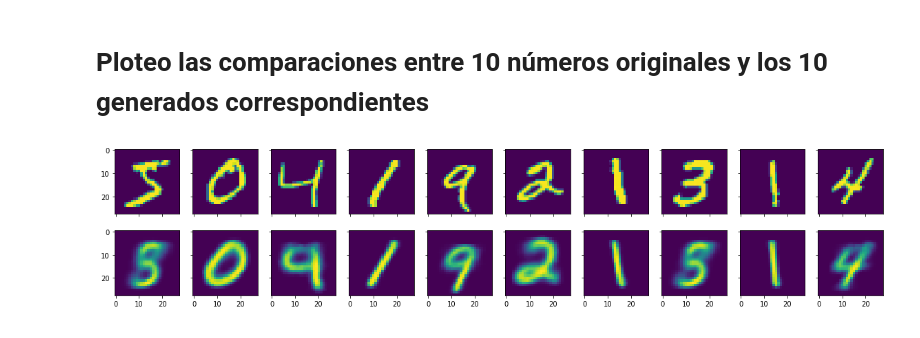
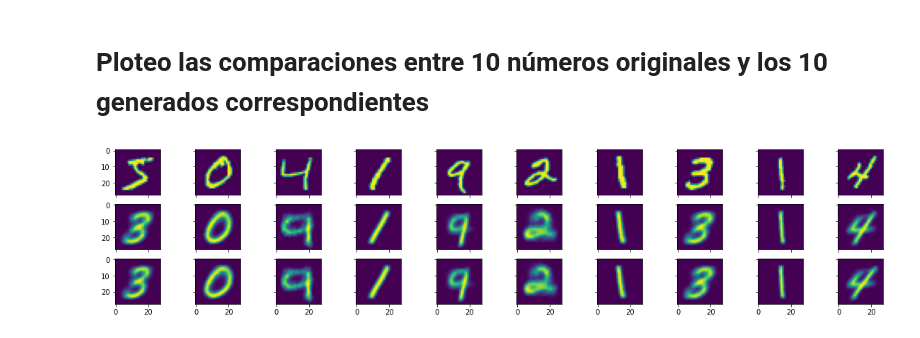
Before and after one commit to gespriella/VAE-Practice, a Jupyter notebook: 3-Variational AutoEncoder.ipynb, the cells around one changed output. Drawn from its saved outputs; the diff is of its cells as text; code cells hidden in the pictures.

```diff
--- a/3-Variational AutoEncoder.ipynb
+++ b/3-Variational AutoEncoder.ipynb
@@ -129,5 +129,5 @@ mnist_digits = np.expand_dims(mnist_digits, -1).astype("float32") / 255
 vae = VAE(encoder, decoder)
 # %%
 vae.compile(optimizer=keras.optimizers.Adam())
-vae.fit(mnist_digits, epochs=500, batch_size=128)
+vae.fit(mnist_digits, epochs=600, batch_size=128)
 # %% [output]
@@ -273,14 +266,18 @@ xprime = recovered_vae.predict(mnist_digits)
+# %%
+xprime_recovered = recovered_vae.predict(mnist_digits)
+xprime_original = vae.decoder.predict(vae.encoder.predict(mnist_digits)[2])
 # %% [markdown]
 # Ploteo las comparaciones entre 10 números originales y los 10 generados correspondientes
 # %%
 import matplotlib.pyplot as plt
 plt.rcParams["figure.figsize"] = (20,4)
-fig, ax = plt.subplots(2, 10, sharex='col', sharey='row')
+fig, ax = plt.subplots(3, 10, sharex='col', sharey='row')
 for i in range(10):
         ax[0,i].imshow(mnist_digits[i]) #<---- Los originales
-        ax[1,i].imshow(xprime[i]) #<---- Los generados por el autoencoder cargado
+        ax[1,i].imshow(xprime_recovered[i]) #<---- Los generados por el autoencoder recuperado
+        ax[2,i].imshow(xprime_original[i]) #<---- Los generados por el autoencoder original
 # %% [output]
-[figure, old version]
+[figure, new version]
 # %%
 recovered_vae.decoder = recovered_decoder
 plot_latent_space(recovered_vae)
```
Also changed, not shown: parts of 8 cells of this notebook.
